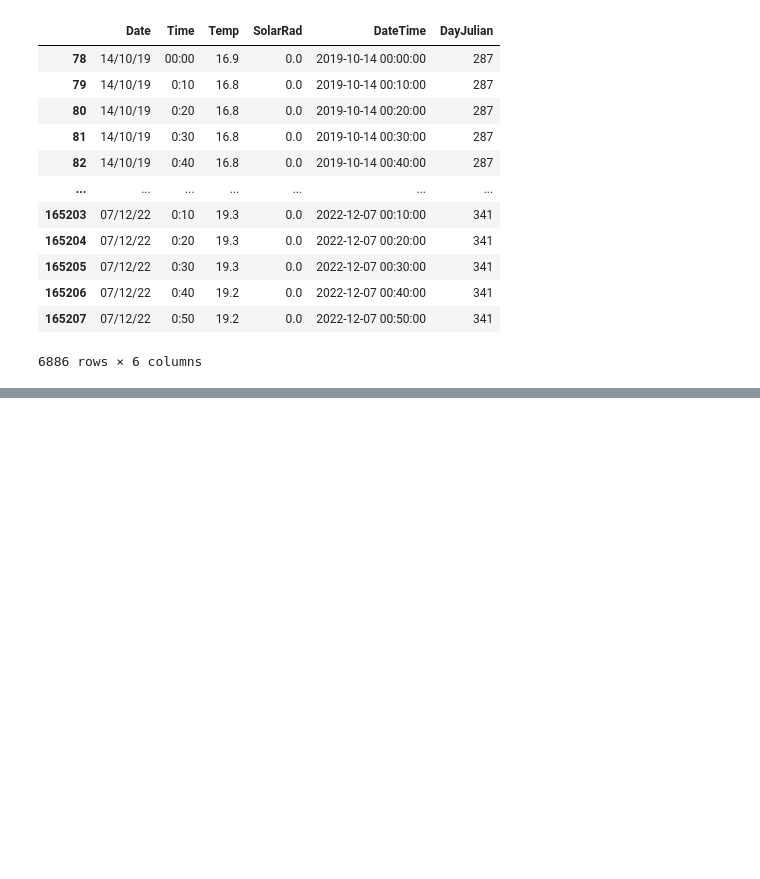
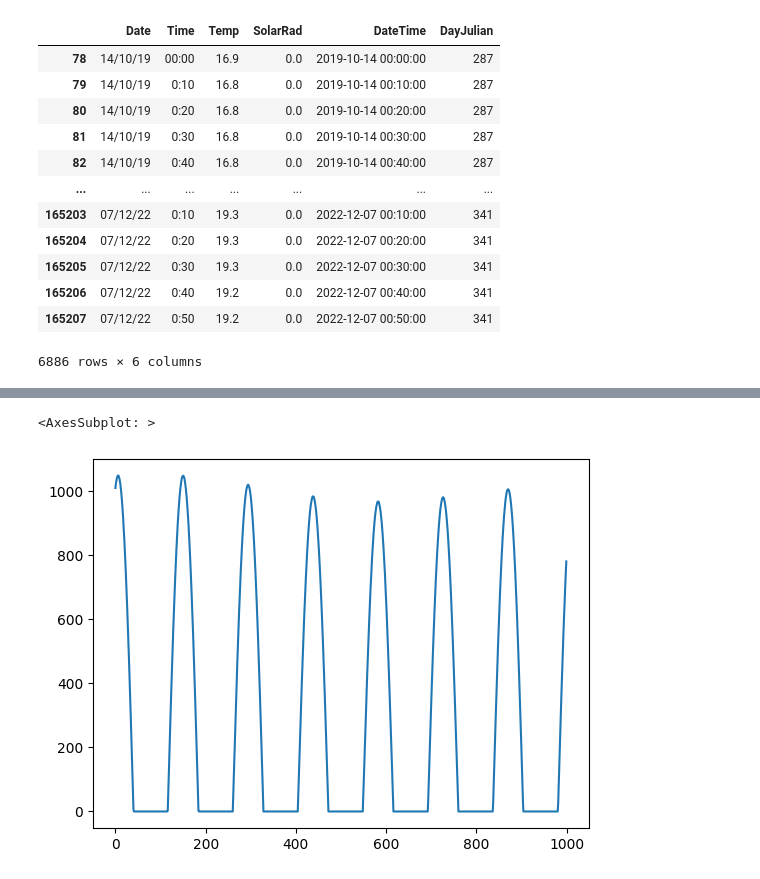
Before and after one commit to Pr0nel/weather_data, a Jupyter notebook: Notebooks/1.0 Exploracion Dataset.ipynb, the cells around one changed output, grey strips where cells are left out. Saved outputs shown, nothing was run; the diff lists cells and outputs as text; code cells hidden in the pictures; blank space fills up the shorter version.

```diff
--- a/Notebooks/1.0 Exploracion Dataset.ipynb
+++ b/Notebooks/1.0 Exploracion Dataset.ipynb
@@ -380,0 +395,33 @@ data[data['DateTime'].dt.hour==0]
+# %%
+Dia_J = 286# Día Juliano
+Cte_Solar = 1367 # Constante Solar W/m^2
+CteSolarJ = Cte_Solar*(1+0.033*math.cos(360*Dia_J/365)) # Constante solar en función del día juliano W/m^2
+
+t_CTA = 89 * math.pow(10,-2) # Coeficiente de transmisibilidad atmosférica, transmitancias por dispersión
+fc = 0.9662 # Factor de corrección, se ajusta a las longitudes de onda de 0.3 a 3 um del espectro solar
+PI = 3.14159265
+
+lat = -12.0175705 # Latitud Facultad de Ciencias -12.0175705,-77.0508414 sexagesimales
+ang_diario = 2*PI*(Dia_J - 1)/365 # Radianes
+dec_Solar = (0.006918 - 0.399912*math.cos(ang_diario) + 0.070257*math.sin(ang_diario) - 0.006758*math.cos(2*ang_diario) + 0.000907*math.sin(2*ang_diario) - 0.002697*math.cos(3*ang_diario) + 0.00148*math.sin(3*ang_diario)) # Declinación Solar en radianes
+ang_horario_cte_mitadDIA = np.arccos(-math.tan(lat*PI/180)* math.tan(dec_Solar))*180/PI # grados sexagesimales, cuando TZ = 90°
+hora_dia= 12# Horas
+
+#15 grados sexagesimales var_angulo_horario <> 1 hora
+#Fin_dia = 12 + ang_horario_mitadDIA/15 #Horas
+Inicio_dia = 12 - ang_horario_cte_mitadDIA / 15 #Horas 5:45
+
+ang_horario = (12 - hora_dia) * ang_horario_cte_mitadDIA * PI/ [(12 - Inicio_dia)*180]
+
+CosenoTZ = math.sin(lat)*math.sin(dec_Solar) + math.cos(lat)*math.cos(dec_Solar)*math.cos(ang_horario)
+I_DH = fc*CteSolarJ*t_CTA*CosenoTZ #Radiación solar directa en superficie horizontal
+
+k_d = 1 * math.pow(10,-1)
+TZ = np.arccos(CosenoTZ)# ThetaZenith en radianes
+I_dH = CteSolarJ*k_d*math.cos(TZ) #Radiación solar difusa en la superficie horizontal
+
+I_TOTAL = I_DH + I_dH #comparar con Solar_Rad de la Data, no estamos considerando al albedo
+
+print('Radiación solar directa' , ':' , round(I_DH))
+print('Radiación solar difusa' , ':' , round(I_dH))
+print('Radiación solar Global' , ':' , round(I_TOTAL))
@@ -380,0 +549,11 @@ data[data['DateTime'].dt.hour==0]
+# %%
+data['I_DH']=data['DateTime'].apply(lambda x: RadiationSolar(Date=x,t_CTA=89,latitud=-12.0175705,hora_dia = (x.hour + (x.minute/60)),k_d=1,fc=0.9662)[0])
+data['I_dH']=data['DateTime'].apply(lambda x: RadiationSolar(Date=x,t_CTA=89,latitud=-12.0175705,hora_dia = (x.hour + (x.minute/60)),k_d=1,fc=0.9662)[1])
+data['I_TOTAL']=data['DateTime'].apply(lambda x: RadiationSolar(Date=x,t_CTA=89,latitud=-12.0175705,hora_dia = (x.hour + (x.minute/60)),k_d=1,fc=0.9662)[2])
+
+data.loc[data['I_TOTAL']<=0,'I_TOTAL'] = 0
+# %%
+data['I_TOTAL'][:1000].plot()
+# %% [output]
+<AxesSubplot: >
+[figure, added]
```
Also changed, not shown: parts of 32 cells of this notebook, 1 other file.
